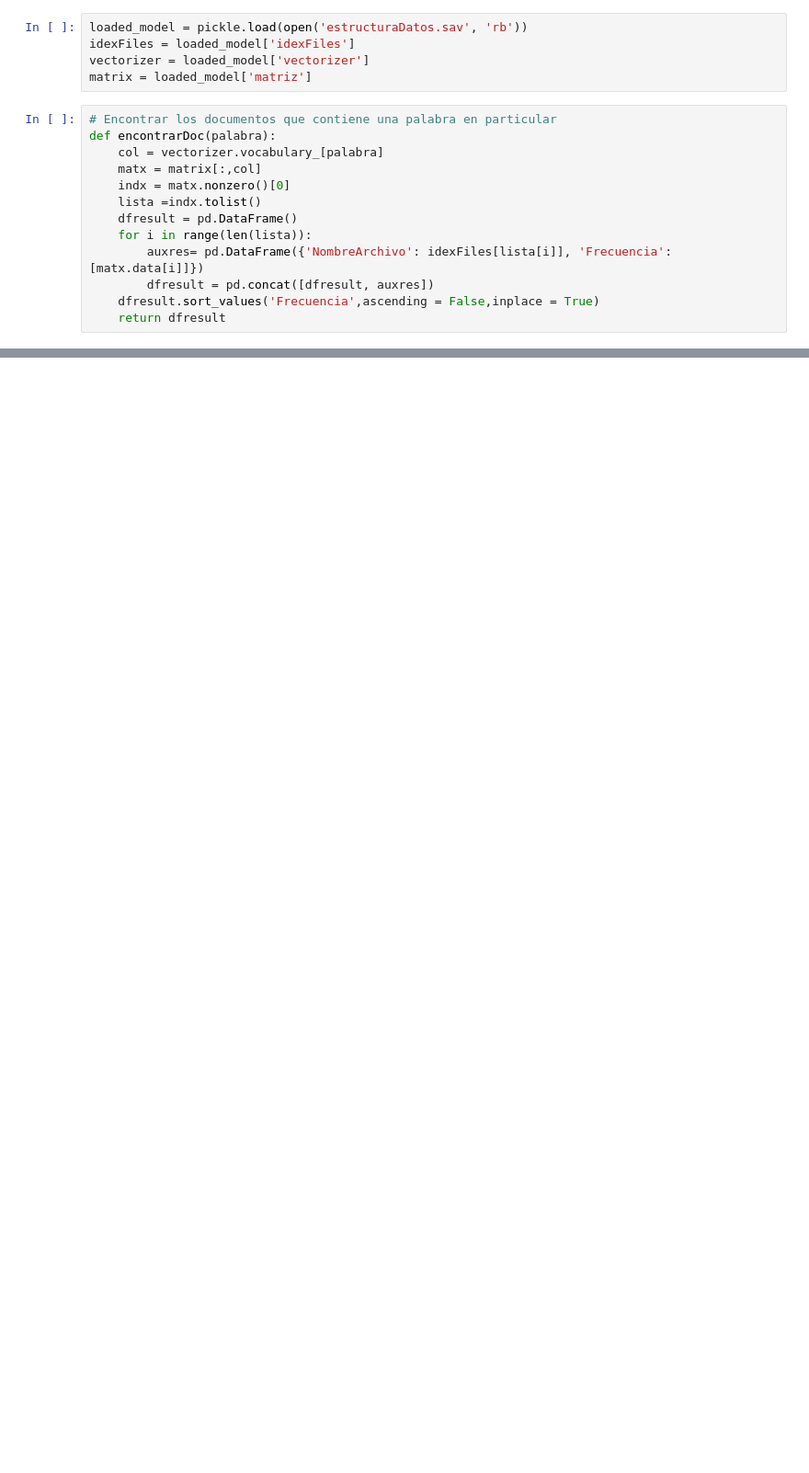
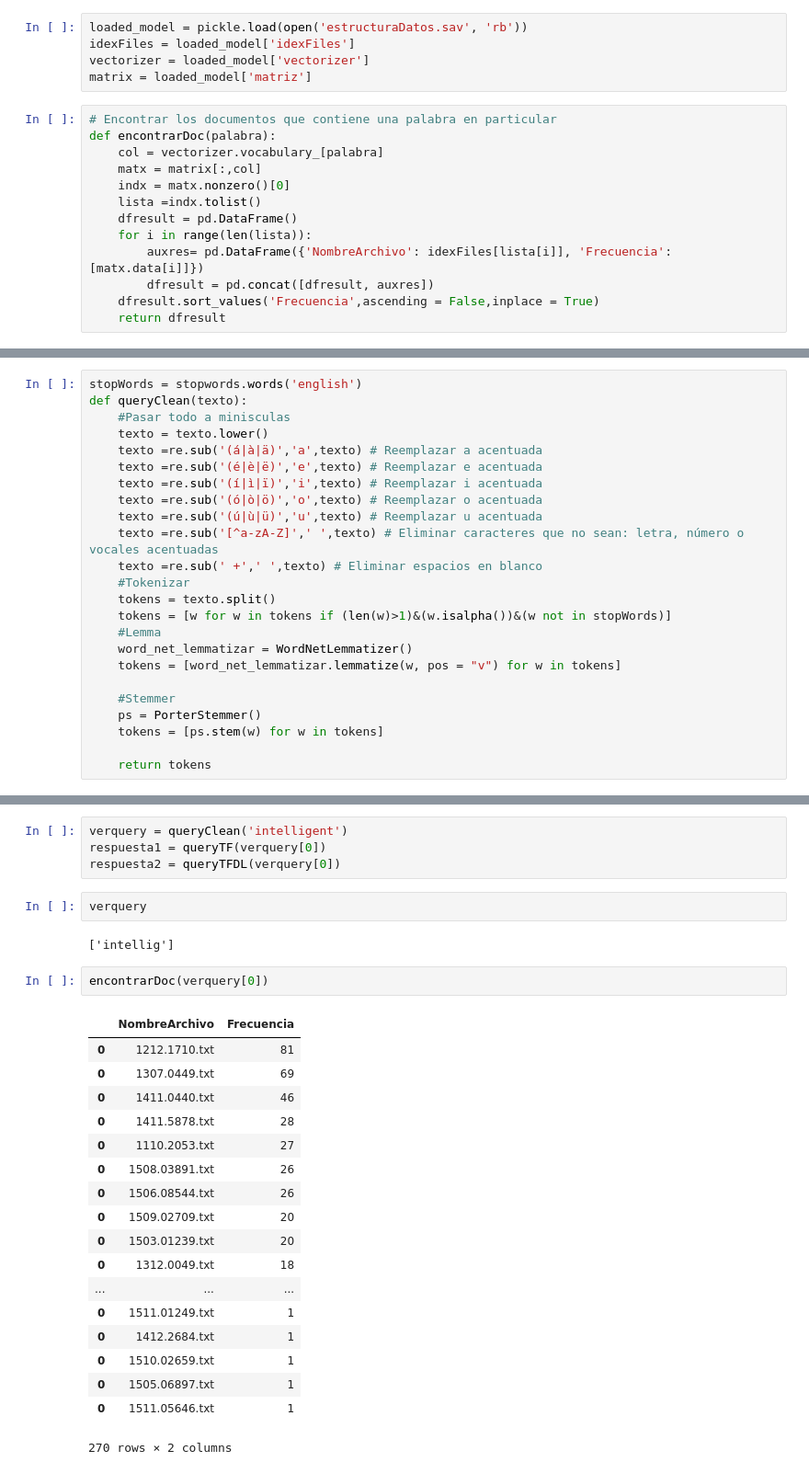
Before and after one commit to camilaMejia/proyectointegrador1, a Jupyter notebook: Query.ipynb, the cells around one changed output, grey strips where cells are left out. Shown at 92% size. Cells and saved outputs as stored; diff of their text form; blank space fills up the shorter version.

```diff
--- a/Query.ipynb
+++ b/Query.ipynb
@@ -42,0 +68,24 @@ encontrarDoc('accident')
+# %%
+stopWords = stopwords.words('english')
+def queryClean(texto):
+    #Pasar todo a minisculas
+    texto = texto.lower()
+    texto =re.sub('(á|à|ä)','a',texto) # Reemplazar a acentuada
+    texto =re.sub('(é|è|ë)','e',texto) # Reemplazar e acentuada
+    texto =re.sub('(í|ì|ï)','i',texto) # Reemplazar i acentuada
+    texto =re.sub('(ó|ò|ö)','o',texto) # Reemplazar o acentuada
+    texto =re.sub('(ú|ù|ü)','u',texto) # Reemplazar u acentuada
+    texto =re.sub('[^a-zA-Z]',' ',texto) # Eliminar caracteres que no sean: letra, número o vocales acentuadas
+    texto =re.sub(' +',' ',texto) # Eliminar espacios en blanco
+    #Tokenizar
+    tokens = texto.split()
+    tokens = [w for w in tokens if (len(w)>1)&(w.isalpha())&(w not in stopWords)]
+    #Lemma
+    word_net_lemmatizar = WordNetLemmatizer()
+    tokens = [word_net_lemmatizar.lemmatize(w, pos = "v") for w in tokens]
+
+    #Stemmer
+    ps = PorterStemmer()
+    tokens = [ps.stem(w) for w in tokens]
+
+    return tokens
@@ -42,0 +105,29 @@ encontrarDoc('accident')
+# %%
+verquery = queryClean('intelligent')
+respuesta1 = queryTF(verquery[0])
+respuesta2 = queryTFDL(verquery[0])
+# %%
+verquery
+# %% [output]
+['intellig']
+# %%
+encontrarDoc(verquery[0])
+# %% [output]
+|  | NombreArchivo | Frecuencia |
+| 0 | 1212.1710.txt | 81 |
+| 0 | 1307.0449.txt | 69 |
+| 0 | 1411.0440.txt | 46 |
+| 0 | 1411.5878.txt | 28 |
+| 0 | 1110.2053.txt | 27 |
+| 0 | 1508.03891.txt | 26 |
+| 0 | 1506.08544.txt | 26 |
+| 0 | 1509.02709.txt | 20 |
+| 0 | 1503.01239.txt | 20 |
+| 0 | 1312.0049.txt | 18 |
+| ... | ... | ... |
+| 0 | 1511.01249.txt | 1 |
+| 0 | 1412.2684.txt | 1 |
+| 0 | 1510.02659.txt | 1 |
+| 0 | 1505.06897.txt | 1 |
+| 0 | 1511.05646.txt | 1 |
+270 rows × 2 columns
```
Also changed, not shown: parts of 9 cells of this notebook.
